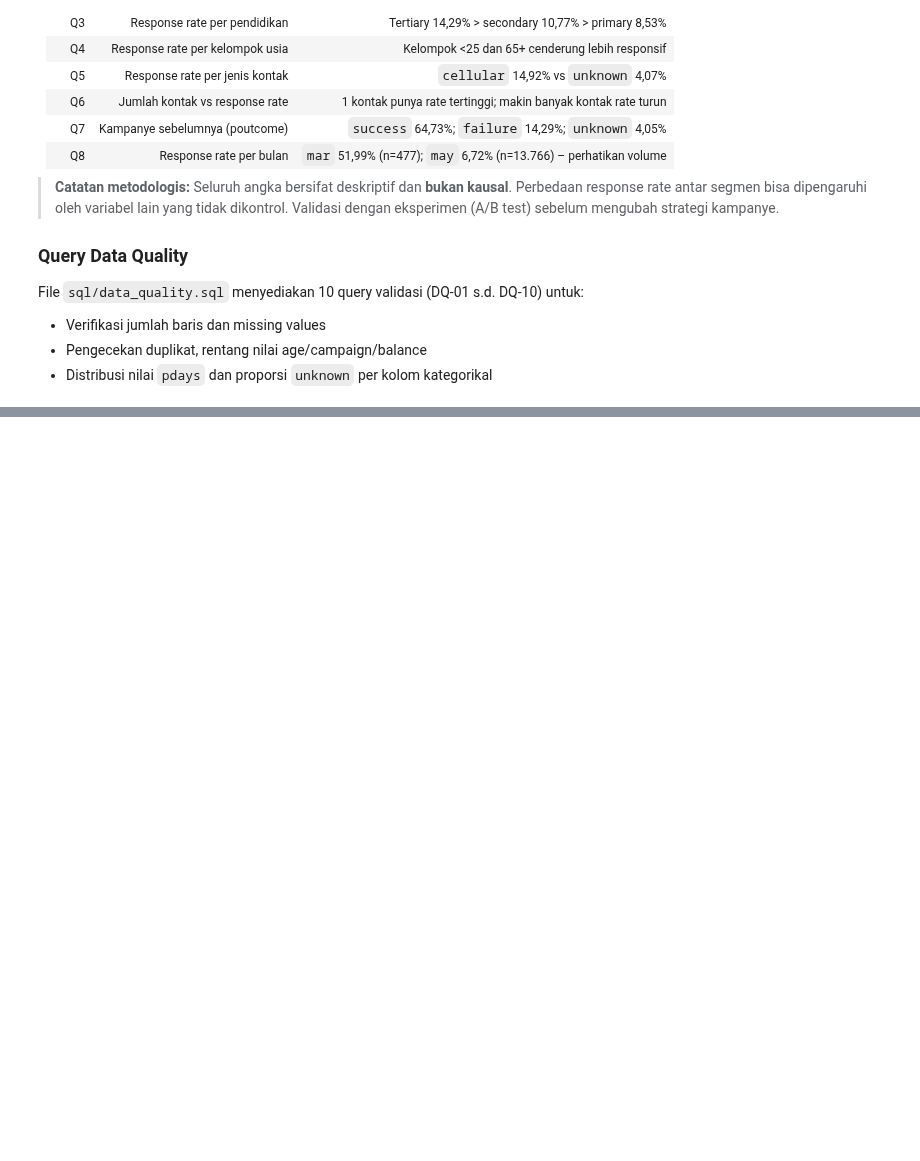
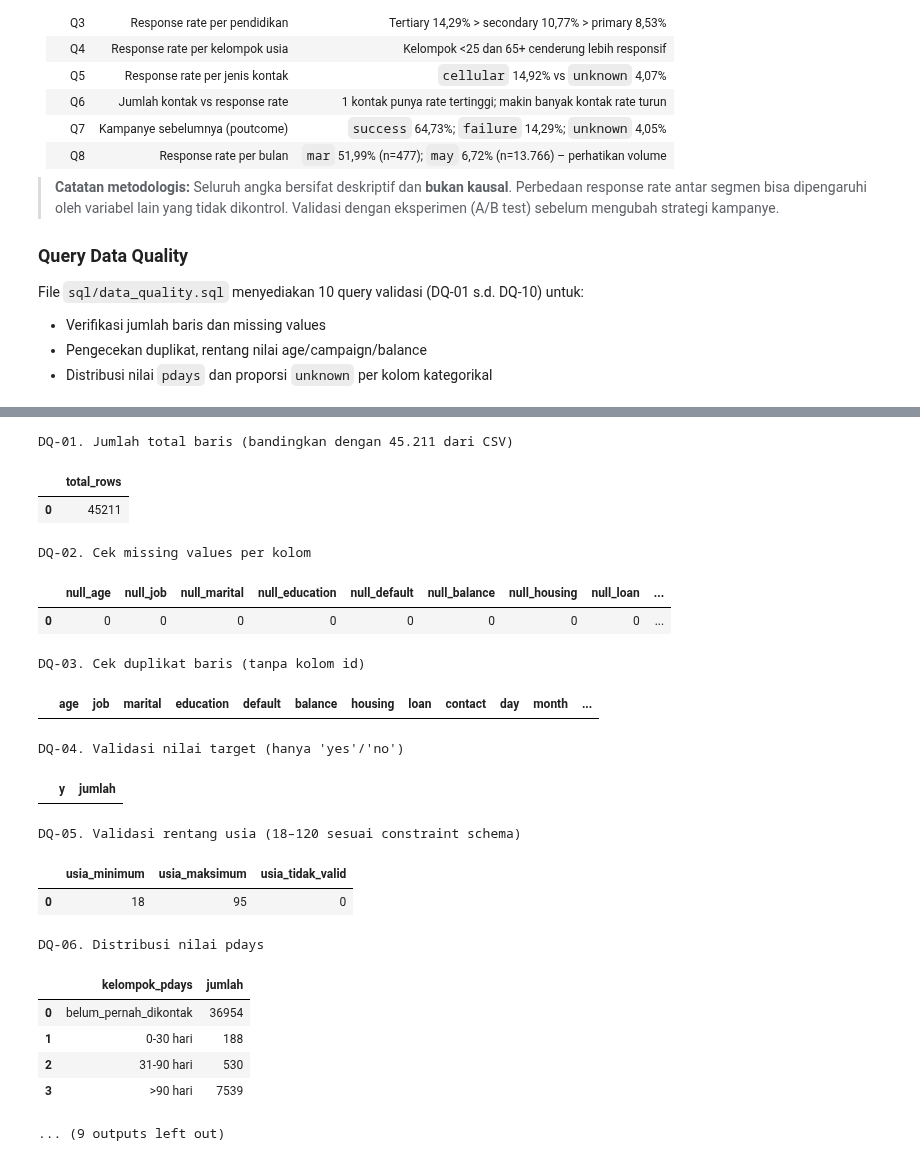
Before and after one commit to rayhannar11/bank-campaign-response-analytics, a Jupyter notebook: notebooks/04_postgresql_sql_analytics.ipynb, the cells around one changed output, grey strips where cells are left out. Cells and saved outputs as stored; diff of their text form; code cells hidden in the pictures; blank space fills up the shorter version.

Commit message:
docs: record PostgreSQL analytics and quality checks

```diff
--- a/notebooks/04_postgresql_sql_analytics.ipynb
+++ b/notebooks/04_postgresql_sql_analytics.ipynb
@@ -127,0 +192,57 @@ File `sql/data_quality.sql` menyediakan 10 query validasi (DQ-01 s.d. DQ-10) unt
+# %%
+dq_script = (SQL_DIR / "data_quality.sql").read_text(encoding="utf-8")
+dq_blocks = re.split(r"(?=-- DQ-\d+\.)", dq_script)
+quality_results = {}
+
+with engine.connect() as connection:
+    for block in dq_blocks:
+        title_match = re.search(r"-- (DQ-\d+\..*)", block)
+        if not title_match:
+            continue
+        title = title_match.group(1)
+        query = "\n".join(
+            line for line in block.splitlines()
+            if line.strip() and not line.lstrip().startswith("--")
+        ).strip().rstrip(";")
+        if not query:
+            continue
+        result = pd.read_sql(text(query), connection)
+        quality_results[title.split(".")[0]] = result
+        print(title)
+        display(result)
+
+checks = {
+    "DQ-01 row count": int(quality_results["DQ-01"].iloc[0, 0]) == len(df),
+    "DQ-02 no nulls": int(quality_results["DQ-02"].to_numpy().sum()) == 0,
+    "DQ-03 no duplicate rows": quality_results["DQ-03"].empty,
+    "DQ-04 valid target labels": quality_results["DQ-04"].empty,
+    "DQ-05 valid age range": int(quality_results["DQ-05"]["usia_tidak_valid"].iloc[0]) == 0,
+    "DQ-08 valid campaign count": int(quality_results["DQ-08"]["campaign_tidak_valid"].iloc[0]) == 0,
+    "DQ-10 valid month labels": quality_results["DQ-10"].empty,
+}
+print("\nCore data quality checks:")
+for check, passed in checks.items():
+    print(f"{'PASS' if passed else 'FAIL'} - {check}")
+if not all(checks.values()):
+    raise ValueError("One or more core PostgreSQL data quality checks failed.")
+# %% [output]
+DQ-01. Jumlah total baris (bandingkan dengan 45.211 dari CSV)
+|  | total_rows |
+| 0 | 45211 |
+DQ-02. Cek missing values per kolom
+|  | null_age | null_job | null_marital | null_education | null_default | null_balance | null_housing | null_loan | ... |
+| 0 | 0 | 0 | 0 | 0 | 0 | 0 | 0 | 0 | ... |
+DQ-03. Cek duplikat baris (tanpa kolom id)
+|  | age | job | marital | education | default | balance | housing | loan | contact | day | month | ... |
+DQ-04. Validasi nilai target (hanya 'yes'/'no')
+|  | y | jumlah |
+DQ-05. Validasi rentang usia (18–120 sesuai constraint schema)
+|  | usia_minimum | usia_maksimum | usia_tidak_valid |
+| 0 | 18 | 95 | 0 |
+DQ-06. Distribusi nilai pdays
+|  | kelompok_pdays | jumlah |
+| 0 | belum_pernah_dikontak | 36954 |
+| 1 | 0-30 hari | 188 |
+| 2 | 31-90 hari | 530 |
+| 3 | >90 hari | 7539 |
+... (9 outputs left out)
```
Also changed, not shown: parts of 5 cells of this notebook.
